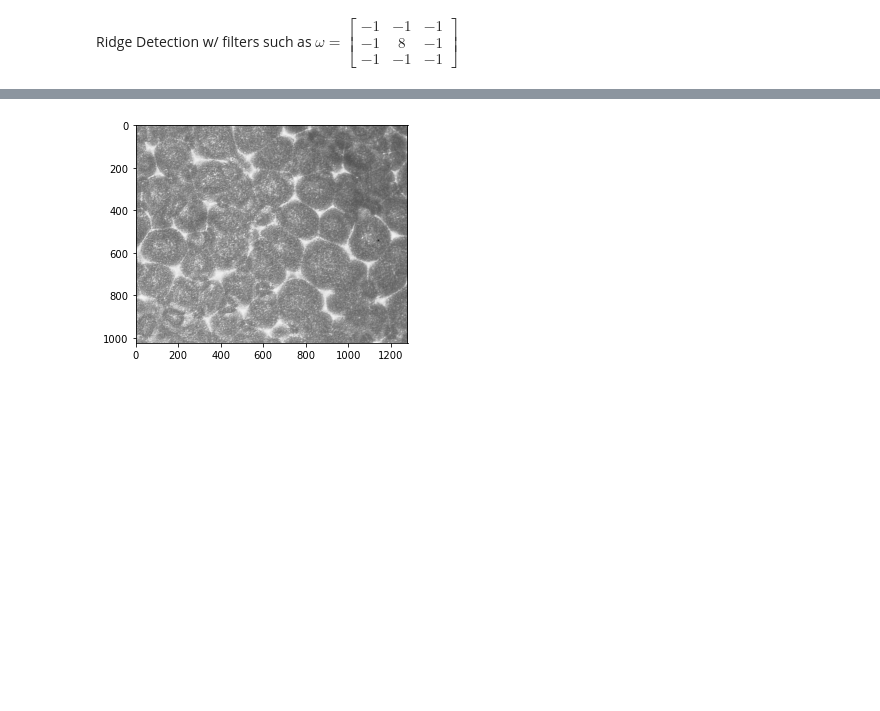
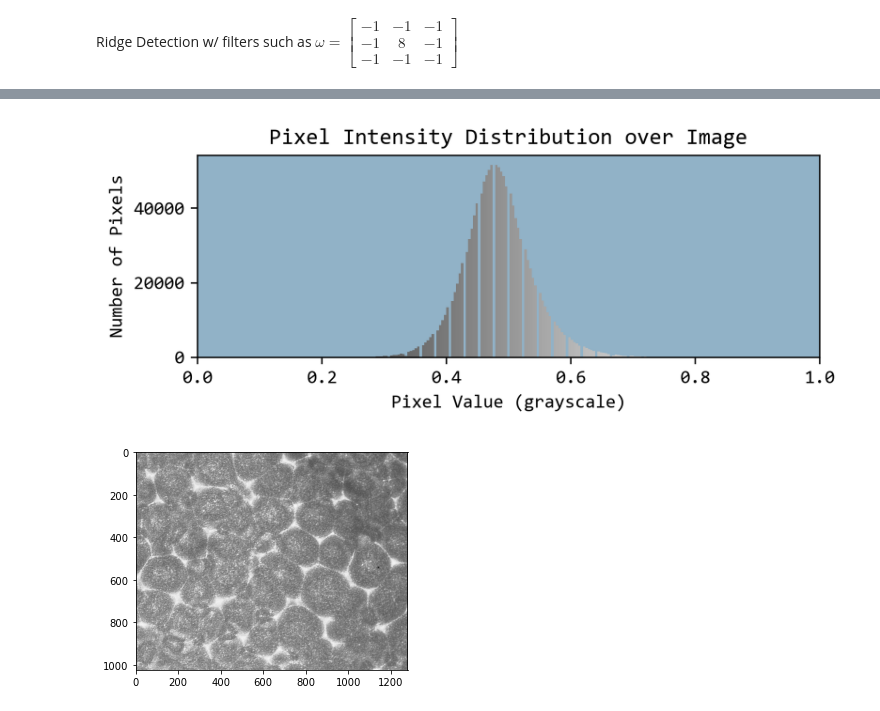
Before and after one commit to johnmays/convection-cell-research, a Jupyter notebook: image_processing/early_analysis.ipynb, the cells around one changed output, grey strips where cells are left out. Cells and saved outputs as stored; diff of their text form; code cells hidden in the pictures; blank space fills up the shorter version.

```diff
--- a/image_processing/early_analysis.ipynb
+++ b/image_processing/early_analysis.ipynb
@@ -83,3 +87,7 @@ plt.imshow(ridge_image_3, cmap='Greys_r');
+# %%
+plotintensitydistribution(normalize(ridge_image_3))
+# %% [output]
+[figure, added]
 # %%
 ridge_kernel_5 = np.array(
     [[-1, -1,  -1, -1, -1],
```
Also changed, not shown: parts of 17 cells of this notebook.
